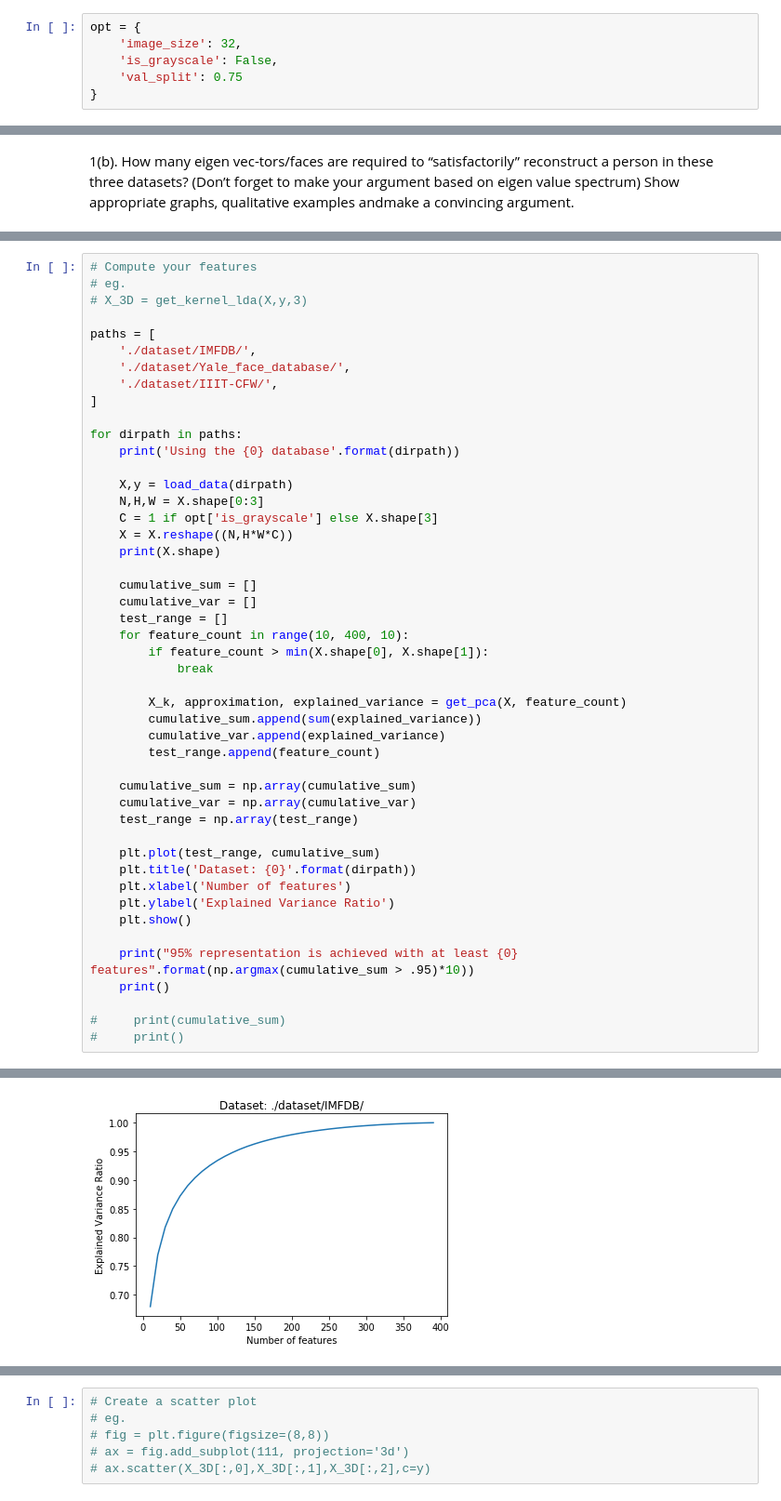
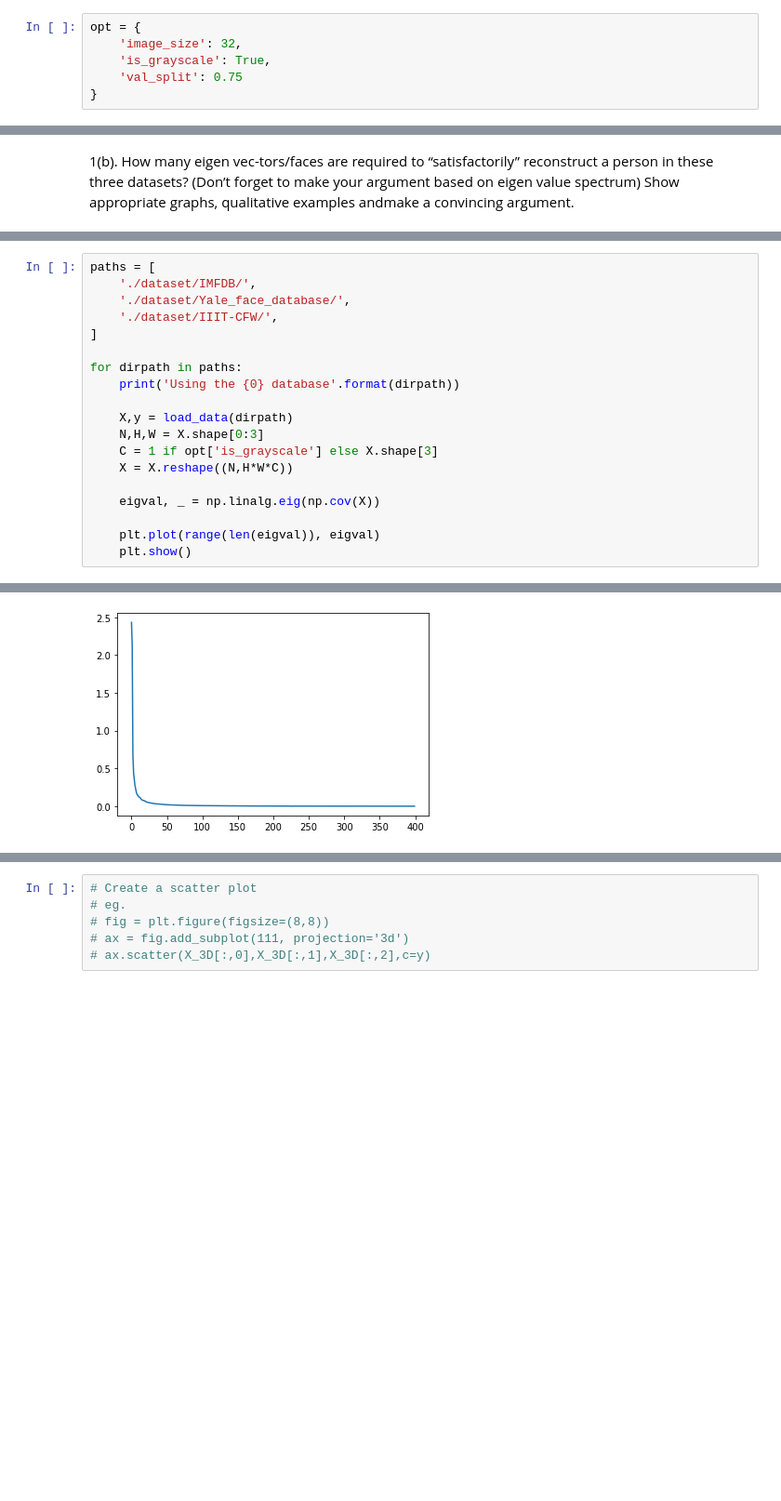
Before and after one commit to zubairabid/SMAI_Assignment2, a Jupyter notebook: 20171076.ipynb, the cells around one changed output, grey strips where cells are left out. Shown: that part at 93% size. Drawn from its saved outputs; the diff is of its cells as text; blank space fills up the shorter version.

```diff
--- a/20171076.ipynb
+++ b/20171076.ipynb
@@ -70,7 +70,7 @@ from sklearn.model_selection import train_test_split
 # %%
 opt = {
     'image_size': 32,
-    'is_grayscale': False,
+    'is_grayscale': True,
     'val_split': 0.75
 }
 # %% [markdown]
@@ -395,8 +406,4 @@ Your answers here (double click to edit)
 # %%
-# Compute your features
-# eg.
-# X_3D = get_kernel_lda(X,y,3)
-
 paths = [
     './dataset/IMFDB/',
     './dataset/Yale_face_database/',
@@ -410,34 +417,10 @@ for dirpath in paths:
     N,H,W = X.shape[0:3]
     C = 1 if opt['is_grayscale'] else X.shape[3]
     X = X.reshape((N,H*W*C))
-    print(X.shape)
 
-    cumulative_sum = []
-    cumulative_var = []
-    test_range = []
-    for feature_count in range(10, 400, 10):
-        if feature_count > min(X.shape[0], X.shape[1]):
-            break
+    eigval, _ = np.linalg.eig(np.cov(X))
 
-        X_k, approximation, explained_variance = get_pca(X, feature_count)
-        cumulative_sum.append(sum(explained_variance))
-        cumulative_var.append(explained_variance)
-        test_range.append(feature_count)
-
-    cumulative_sum = np.array(cumulative_sum)
-    cumulative_var = np.array(cumulative_var)
-    test_range = np.array(test_range)
-
-    plt.plot(test_range, cumulative_sum)
-    plt.title('Dataset: {0}'.format(dirpath))
-    plt.xlabel('Number of features')
-    plt.ylabel('Explained Variance Ratio')
+    plt.plot(range(len(eigval)), eigval)
     plt.show()
-
-    print("95% representation is achieved with at least {0} features".format(np.argmax(cumulative_sum > .95)*10))
-    print()
-
-#     print(cumulative_sum)
-#     print()
 # %% [output]
 Using the ./dataset/IMFDB/ database
@@ -446 +428 @@ Dataset shape: (400, 32, 32, 3)
-[figure, old version]
+[figure, new version]
```
Also changed, not shown: parts of 14 cells of this notebook.
